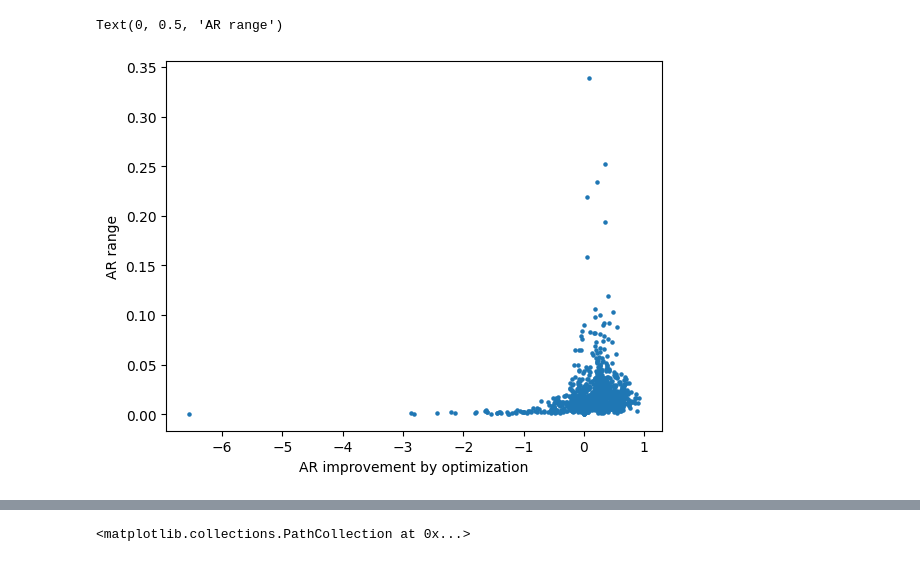
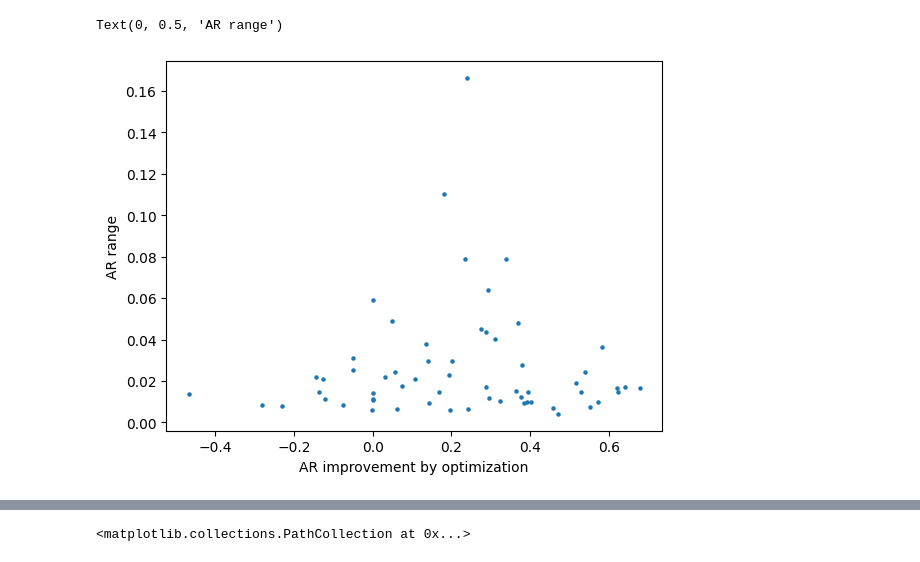
Before and after one commit to jpmorganchase/End-to-End_Protocol_for_High-Quality_QAOA_Parameters, a Jupyter notebook: plot_optimize_result.ipynb, the cells around one changed output, grey strips where cells are left out. Drawn from its saved outputs; the diff is of its cells as text; code cells hidden in the pictures.

Commit message:
update plot_optimize_result for po

```diff
--- a/plot_optimize_result.ipynb
+++ b/plot_optimize_result.ipynb
@@ -4,18 +4,21 @@ import pickle
 import numpy as np
 import matplotlib.pyplot as plt
 from matplotlib import cm
+from matplotlib import rc
 from qokit.parameter_utils import get_fixed_gamma_beta
 
+# rc('font',**{'family':'serif','serif':['Times New Roman'],'size':16})
+# rc('text', usetex=True)
 
 method = "LN_COBYLA (NLopt)"
-problem = "maxcut"
+problem = "po"
 p = 5
 n = 12
-seed_pool = list(range(1000))
+seed_pool = list(range(60)) if problem == "po" else list(range(1000))
 
 data = pickle.load(
     open(
-        f"data/{problem}/configs/max_ar/LN_COBYLA (NLopt)-p{p}-q{n}-s0-999.pckl",
+        f"data/{problem}/configs/max_ar/LN_COBYLA (NLopt)-p{p}-q{n}-s0-{59 if problem == 'po' else 999}.pckl",
         "rb",
     ),
 )
@@ -25,7 +28,7 @@ max_ar = data["result"][:len(seed_pool),np.newaxis,np.newaxis]
 
 data = pickle.load(
     open(
-        f"data/{problem}/configs/budget-fix-beta/{method}-p{p}-q{n}-s{seed_pool[0]}-{seed_pool[-1]}.pckl",
+        f"data/{problem}/configs/budget/{method}-p{p}-q{n}-s{seed_pool[0]}-{seed_pool[-1]}.pckl",
         "rb",
     ),
 )
@@ -192,11 +188,11 @@ Text(0.5, 1.0, 'maxcut p=1 n=12')
 # %%
 plt.figure()
-plt.scatter(result[:,1,1], (max_ar - initial_ar).flat, s=5)
+plt.scatter(result[:60,1,1], (max_ar - initial_ar).flat[:60], s=5)
 plt.xlabel("AR improvement by optimization")
 plt.ylabel("AR range")
 # %% [output]
 Text(0, 0.5, 'AR range')
-[figure, old version]
+[figure, new version]
 # %%
 sorted_seeds = np.argsort(result[:,1,1])[-1::-1]
 selected_seeds = sorted_seeds[np.isin(sorted_seeds, np.arange(1000)[np.where(np.abs((max_ar - initial_ar).flatten() - 0.05) < 0.015)])]
```
Also changed, not shown: parts of 10 cells of this notebook.
